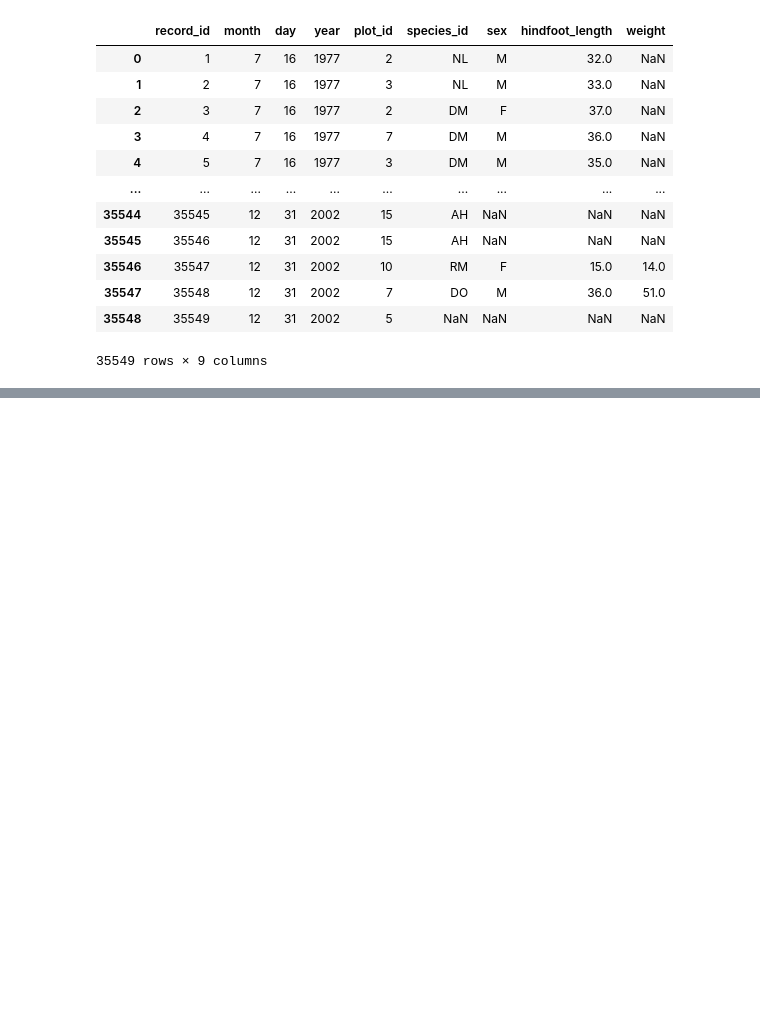
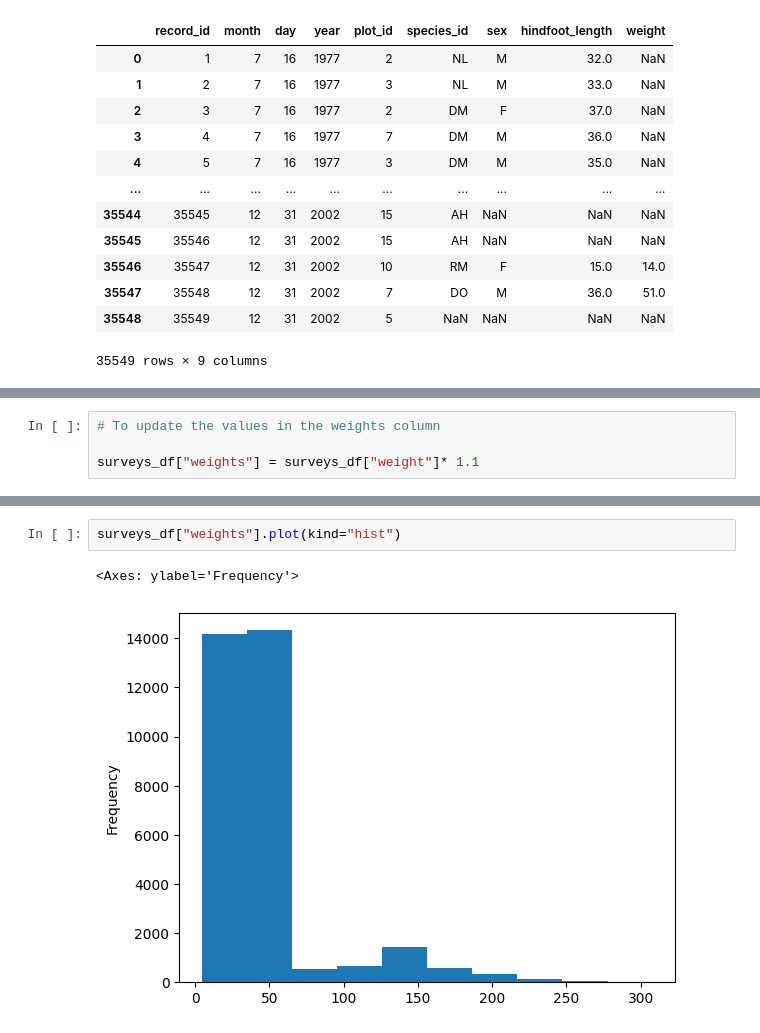
Before and after one commit to elsiecl/dimen-python-2023, a Jupyter notebook: Hi.ipynb, the cells around one changed output, grey strips where cells are left out. Saved outputs shown, nothing was run; the diff lists cells and outputs as text; blank space fills up the shorter version.

```diff
--- a/Hi.ipynb
+++ b/Hi.ipynb
@@ -74,0 +313,4 @@ surveys_df
+# %%
+# To update the values in the weights column
+
+surveys_df["weights"] = surveys_df["weight"]* 1.1
@@ -74,0 +332,5 @@ surveys_df
+# %%
+surveys_df["weights"].plot(kind="hist")
+# %% [output]
+<Axes: ylabel='Frequency'>
+[figure, added]
```
Also changed, not shown: parts of 30 cells of this notebook.
